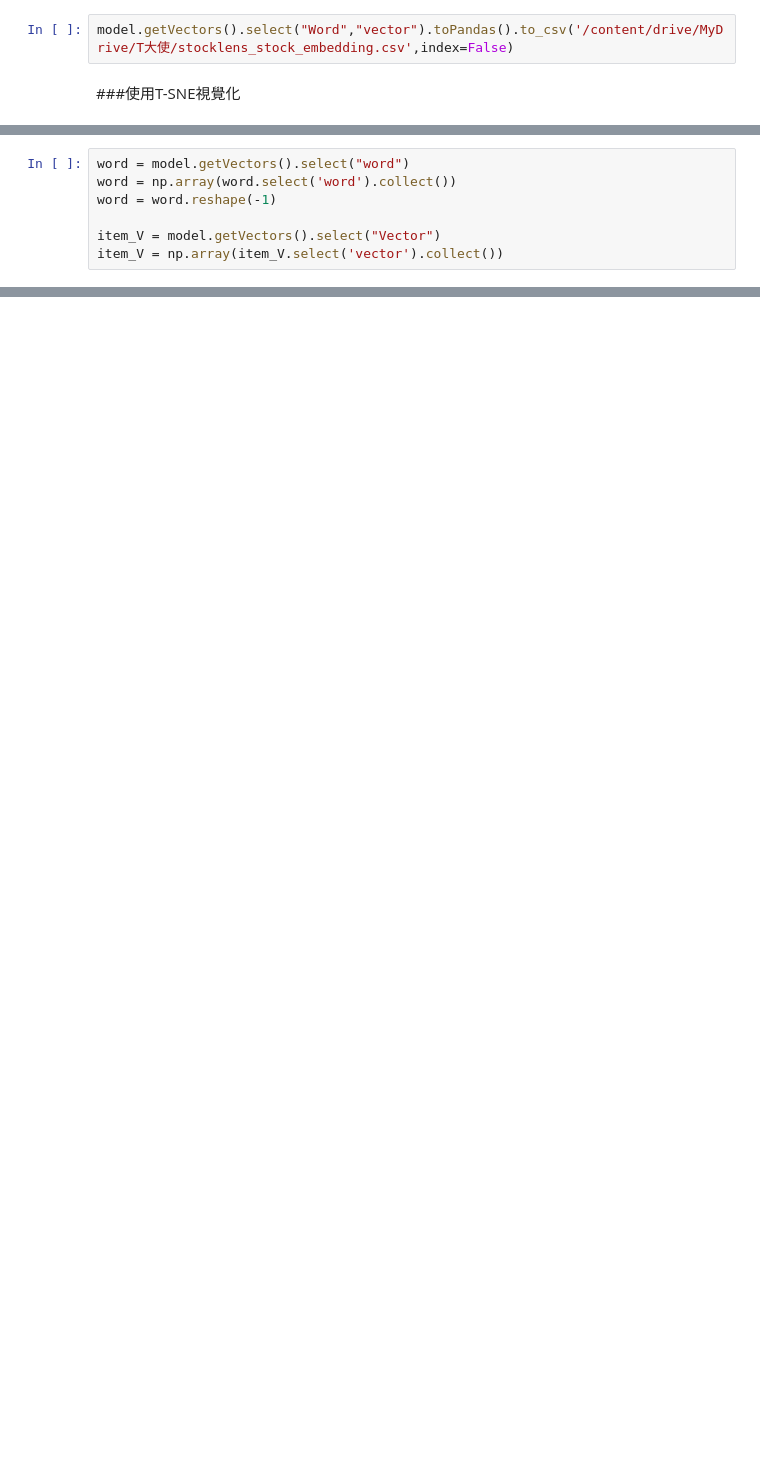
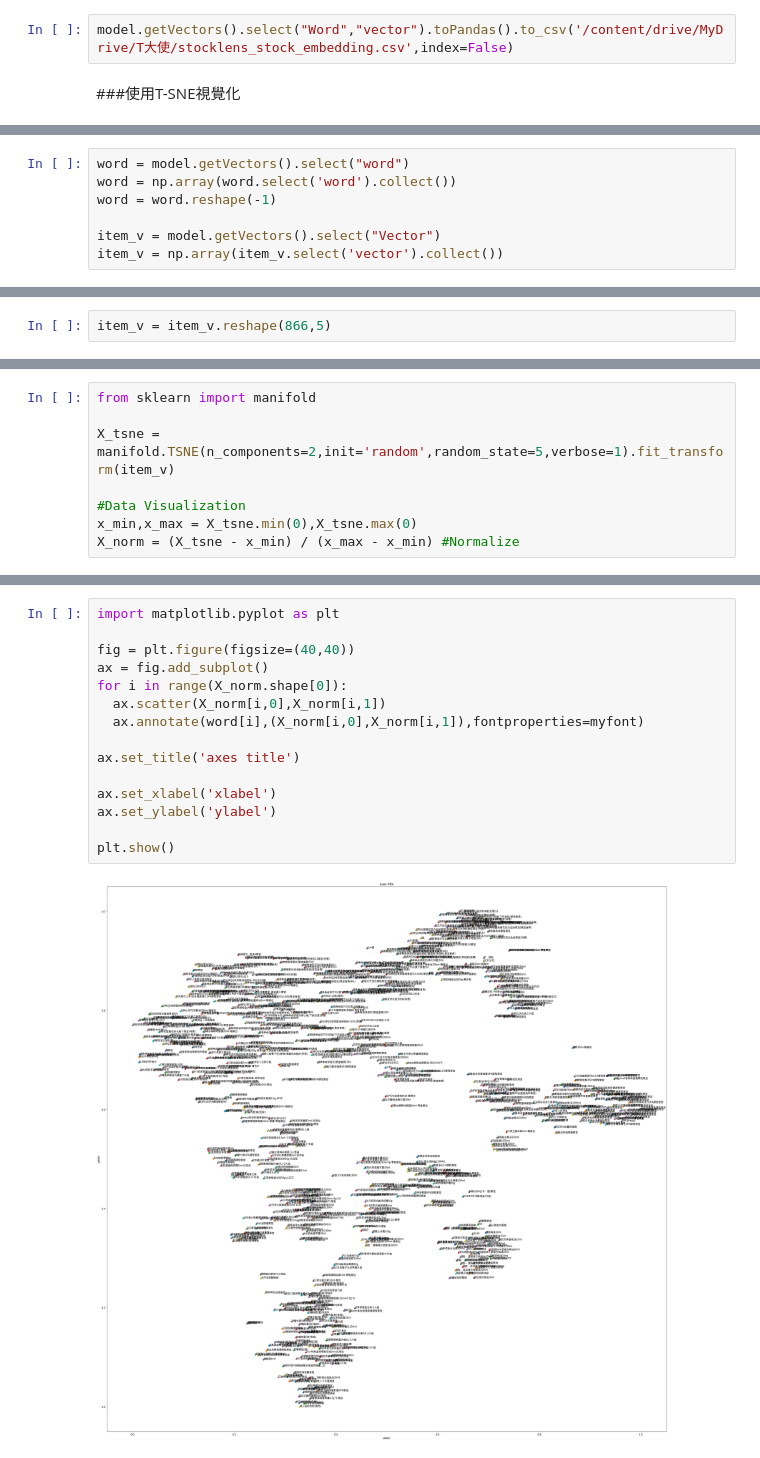
Before and after one commit to rollways/JD_EDA, a Jupyter notebook: item2vec.ipynb, the cells around one changed output, grey strips where cells are left out. Cells and saved outputs as stored; diff of their text form; blank space fills up the shorter version.

```diff
--- a/item2vec.ipynb
+++ b/item2vec.ipynb
@@ -225,8 +233,8 @@ word = model.getVectors().select("word")
 word = np.array(word.select('word').collect())
 word = word.reshape(-1)
 
-item_V = model.getVectors().select("Vector")
-item_V = np.array(item_V.select('vector').collect())
+item_v = model.getVectors().select("Vector")
+item_v = np.array(item_v.select('vector').collect())
 # %%
 word.shape
 # %% [output]
@@ -233,0 +268,2 @@ word.shape
+# %%
+item_v = item_v.reshape(866,5)
@@ -233,0 +272,8 @@ word.shape
+# %%
+from sklearn import manifold
+
+X_tsne = manifold.TSNE(n_components=2,init='random',random_state=5,verbose=1).fit_transform(item_v)
+
+#Data Visualization
+x_min,x_max = X_tsne.min(0),X_tsne.max(0)
+X_norm = (X_tsne - x_min) / (x_max - x_min) #Normalize
@@ -233,0 +288,17 @@ word.shape
+# %%
+import matplotlib.pyplot as plt
+
+fig = plt.figure(figsize=(40,40))
+ax = fig.add_subplot()
+for i in range(X_norm.shape[0]):
+  ax.scatter(X_norm[i,0],X_norm[i,1])
+  ax.annotate(word[i],(X_norm[i,0],X_norm[i,1]),fontproperties=myfont)
+
+ax.set_title('axes title')
+
+ax.set_xlabel('xlabel')
+ax.set_ylabel('ylabel')
+
+plt.show()
+# %% [output]
+[figure, added]
```
Also changed, not shown: parts of 13 cells of this notebook.
